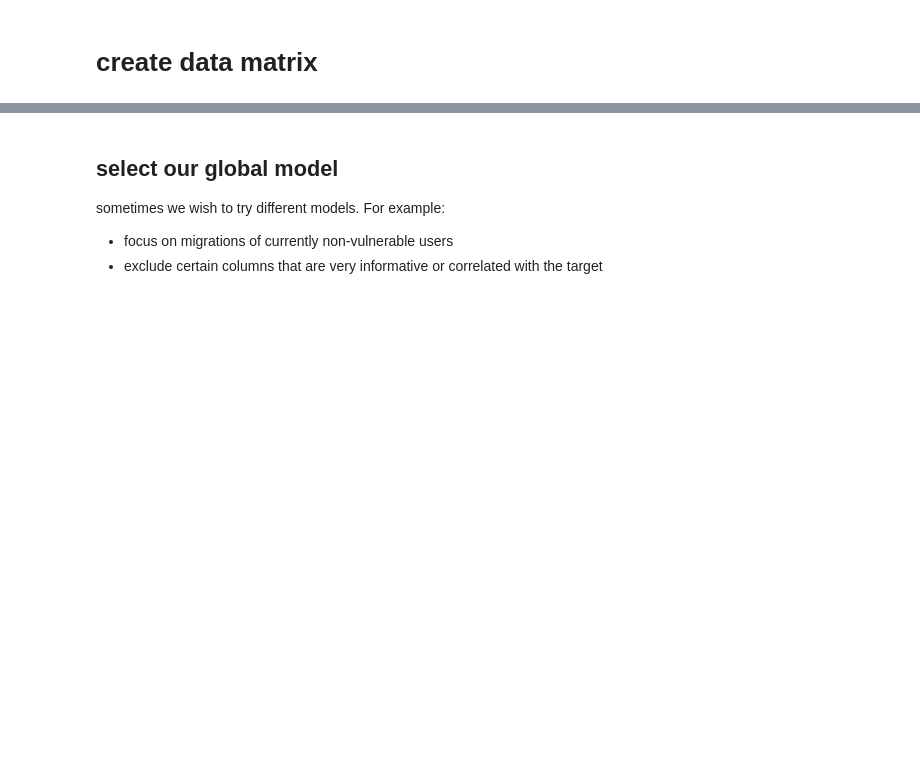
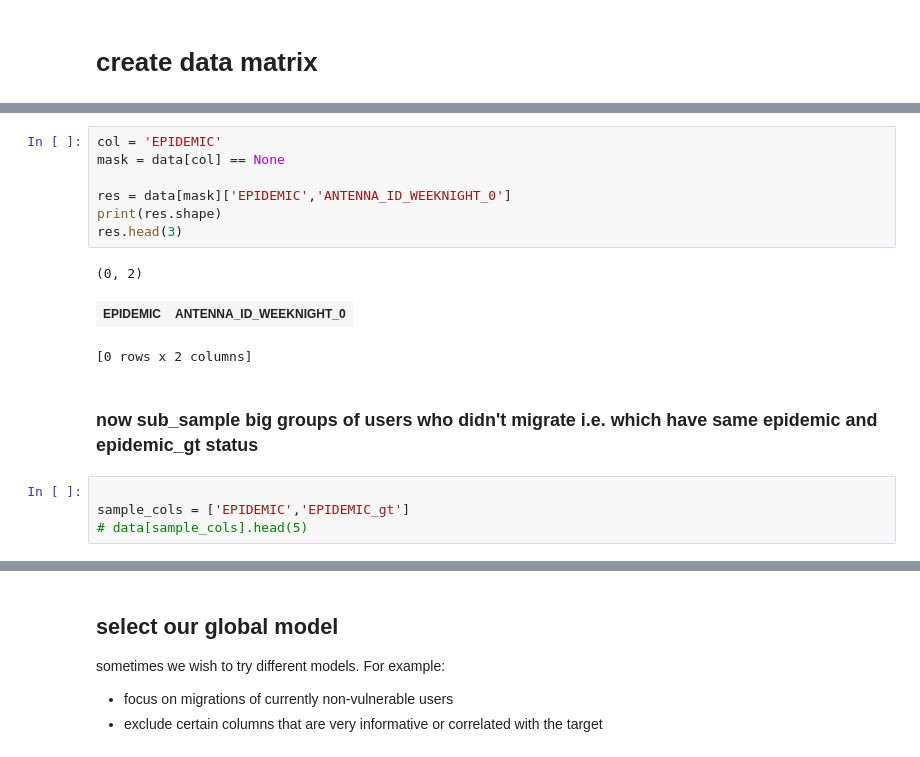
Before and after one commit to jdemonasterio/Tesis, a Jupyter notebook: mexico-scripts-ver2/sklearnClassifiers-mex.ipynb, the cells around one changed output, grey strips where cells are left out. Cells and saved outputs as stored; diff of their text form; blank space fills up the shorter version.

```diff
--- a/mexico-scripts-ver2/sklearnClassifiers-mex.ipynb
+++ b/mexico-scripts-ver2/sklearnClassifiers-mex.ipynb
@@ -275,0 +261,17 @@ Name: EPIDEMIC_gt, dtype: float64
+# %%
+col = 'EPIDEMIC'
+mask = data[col] == None
+
+res = data[mask]['EPIDEMIC','ANTENNA_ID_WEEKNIGHT_0']
+print(res.shape)
+res.head(3)
+# %% [output]
+(0, 2)
+| EPIDEMIC | ANTENNA_ID_WEEKNIGHT_0 |
+[0 rows x 2 columns]
+# %% [markdown]
+### now sub_sample big groups of users who didn't migrate i.e. which have same epidemic and epidemic_gt status
+# %%
+
+sample_cols = ['EPIDEMIC','EPIDEMIC_gt']
+# data[sample_cols].head(5)
```
Also changed, not shown: parts of 25 cells of this notebook, 2 other files.
